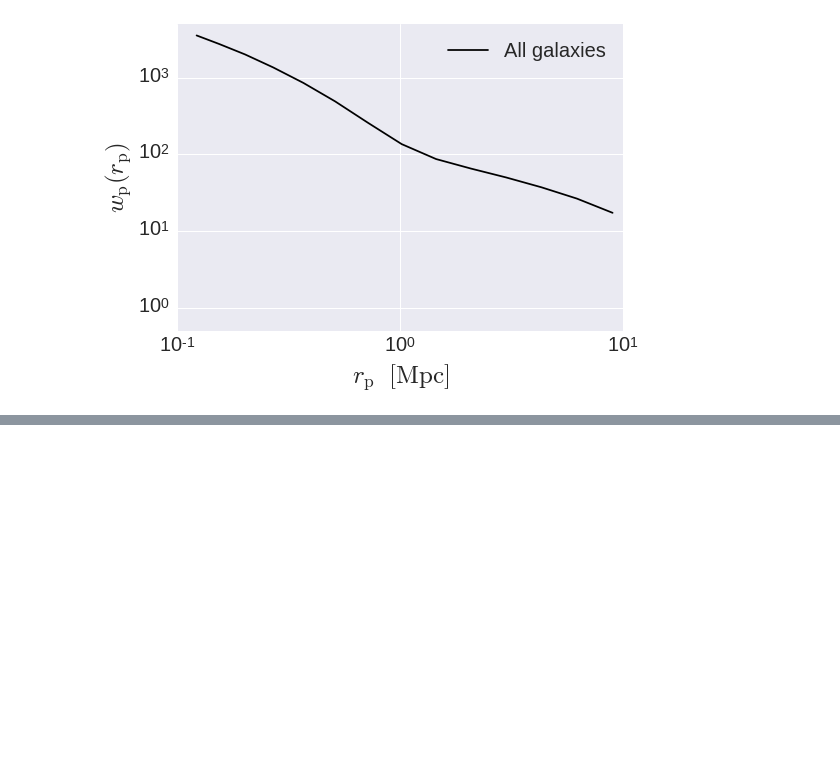
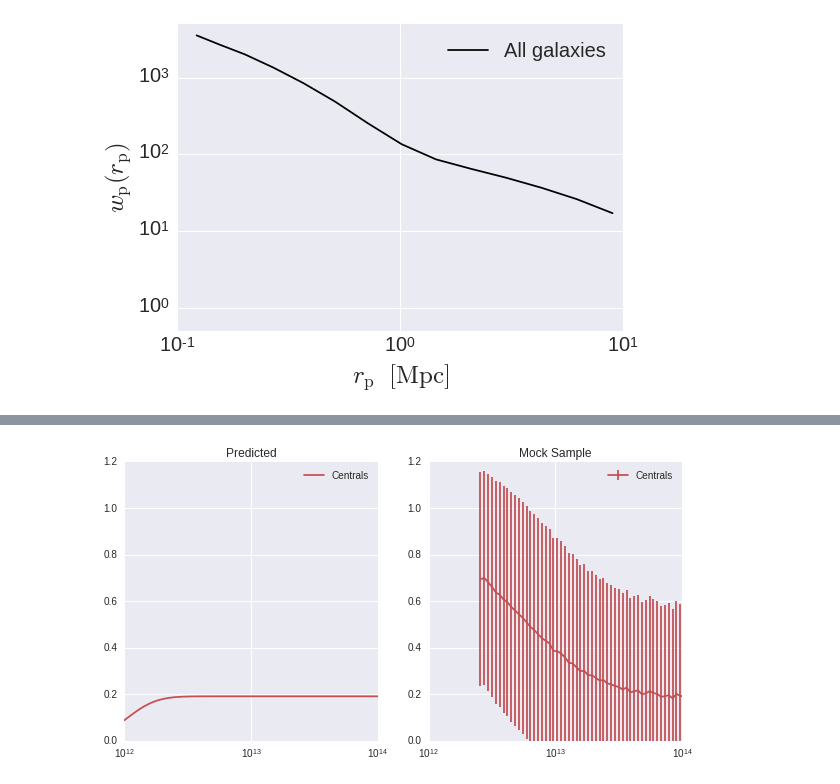
Before and after one commit to mclaughlin6464/HODEmulator, a Jupyter notebook: Halotools Messing Around.ipynb, the cells around one changed output, grey strips where cells are left out. Cells and saved outputs as stored; diff of their text form; code cells hidden in the pictures; blank space fills up the shorter version.

```diff
--- a/Halotools Messing Around.ipynb
+++ b/Halotools Messing Around.ipynb
@@ -210,0 +271,22 @@ plt.legend(loc='best', fontsize=20)
+# %%
+fig = plt.figure(figsize = (10,5))
+colors = sns.color_palette()
+plt.subplot(121)
+plt.title("Predicted")
+plt.plot(halo_mass,mean_ncen,color = colors[2], label = 'Centrals')
+plt.xscale('log')
+plt.xlim([xmin,xmax])
+plt.ylim([0, 1.2])
+plt.legend(loc = 'best', fontsize = 10)
+
+plt.subplot(122)
+plt.title("Mock Sample")
+plt.errorbar(binned_mass,ncen_hat,yerr = ncen_err, color = colors[2], label = 'Centrals')
+plt.xscale('log')
+plt.xlim([xmin, xmax])
+plt.ylim([0, 1.2])
+plt.legend(loc = 'best', fontsize = 10)
+
+plt.show()
+# %% [output]
+[figure, added]
```
Also changed, not shown: parts of 4 cells of this notebook.
